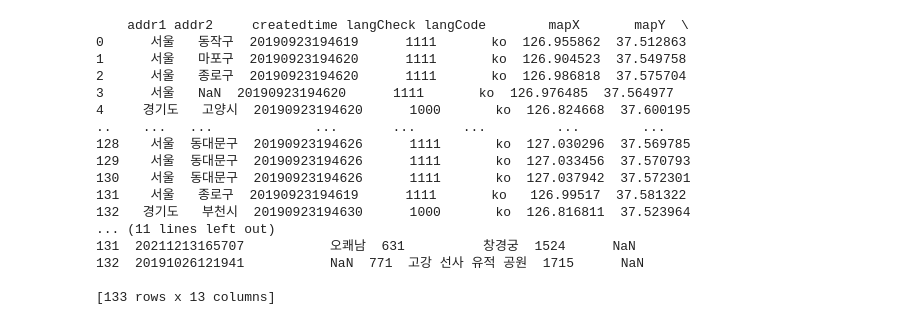
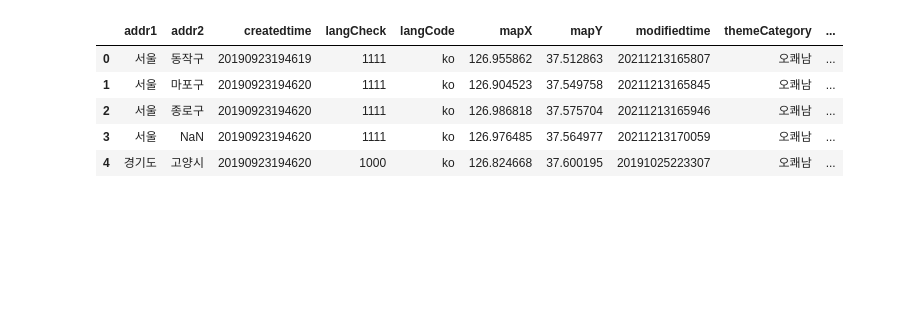
Before and after one commit to Behind-Seoul/Data-Analysis, a Jupyter notebook: tour_api.ipynb, the cells around one changed output. Cells and saved outputs as stored; diff of their text form; code cells hidden in the pictures; blank space fills up the shorter version.

```diff
--- a/tour_api.ipynb
+++ b/tour_api.ipynb
@@ -16,24 +16,13 @@ val = response.text
 # %%
 tour_list = xmltodict.parse(val)['response']['body']['items']['item']
 tour_list = json_normalize(tour_list)
-print(tour_list)
+tour_list.head()
 # %% [output]
-    addr1 addr2     createdtime langCheck langCode        mapX       mapY  \
-0      서울   동작구  20190923194619      1111       ko  126.955862  37.512863
-1      서울   마포구  20190923194620      1111       ko  126.904523  37.549758
-2      서울   종로구  20190923194620      1111       ko  126.986818  37.575704
-3      서울   NaN  20190923194620      1111       ko  126.976485  37.564977
-4     경기도   고양시  20190923194620      1000       ko  126.824668  37.600195
-..    ...   ...             ...       ...      ...         ...        ...
-128    서울  동대문구  20190923194626      1111       ko  127.030296  37.569785
-129    서울  동대문구  20190923194626      1111       ko  127.033456  37.570793
-130    서울  동대문구  20190923194626      1111       ko  127.037942  37.572301
-131    서울   종로구  20190923194619      1111       ko   126.99517  37.581322
-132   경기도   부천시  20190923194630      1000       ko  126.816811  37.523964
-... (11 lines left out)
-131  20211213165707           오쾌남  631          창경궁  1524      NaN
-132  20191026121941           NaN  771  고강 선사 유적 공원  1715      NaN
-
-[133 rows x 13 columns]
+|  | addr1 | addr2 | createdtime | langCheck | langCode | mapX | mapY | modifiedtime | themeCategory | ... |
+| 0 | 서울 | 동작구 | 20190923194619 | 1111 | ko | 126.955862 | 37.512863 | 20211213165807 | 오쾌남 | ... |
+| 1 | 서울 | 마포구 | 20190923194620 | 1111 | ko | 126.904523 | 37.549758 | 20211213165845 | 오쾌남 | ... |
+| 2 | 서울 | 종로구 | 20190923194620 | 1111 | ko | 126.986818 | 37.575704 | 20211213165946 | 오쾌남 | ... |
+| 3 | 서울 | NaN | 20190923194620 | 1111 | ko | 126.976485 | 37.564977 | 20211213170059 | 오쾌남 | ... |
+| 4 | 경기도 | 고양시 | 20190923194620 | 1000 | ko | 126.824668 | 37.600195 | 20191025223307 | 오쾌남 | ... |
 # %%
 tour_list.to_csv('./data/tour_list.csv', index=False, encoding='cp949')
```
Also changed, not shown: 1 other file.
